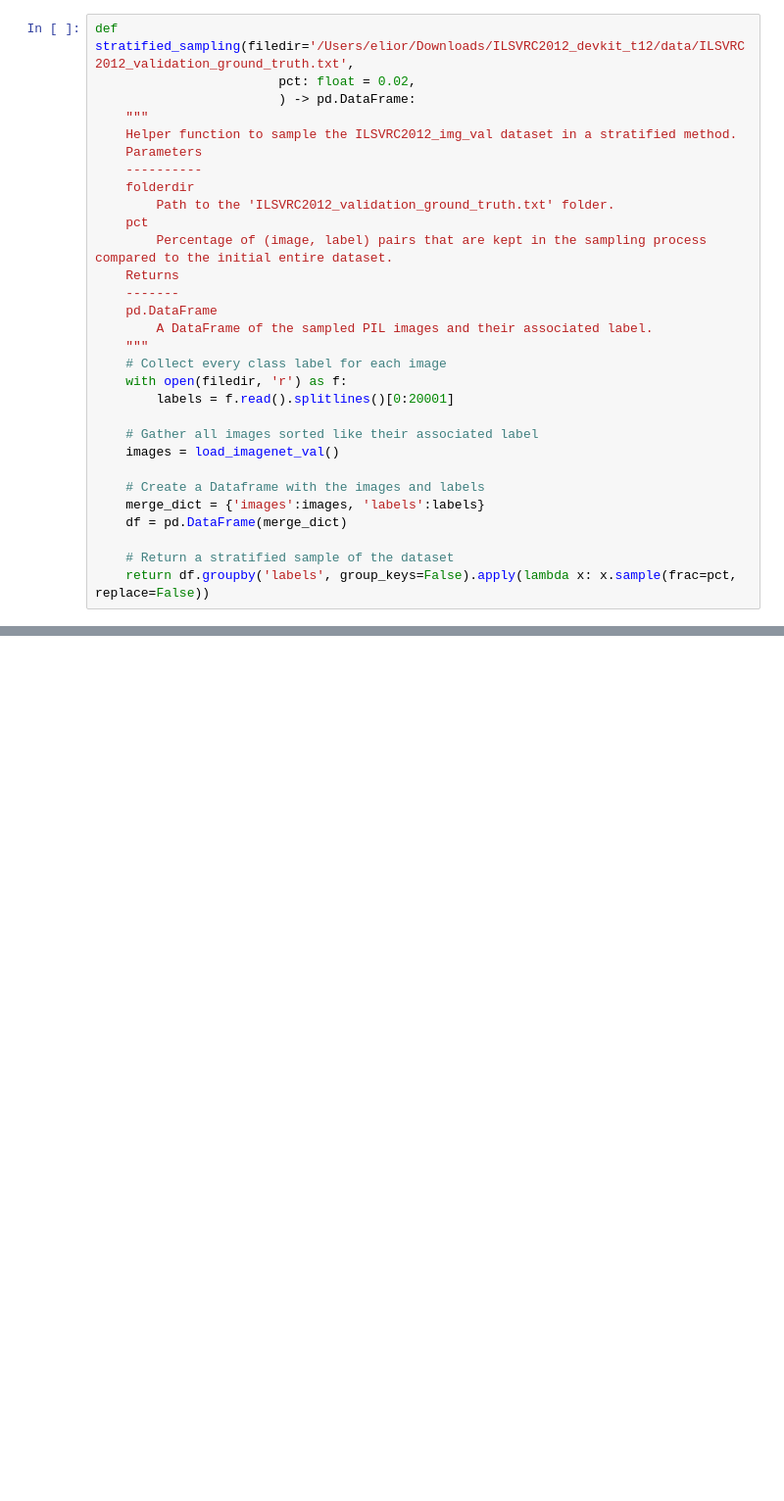
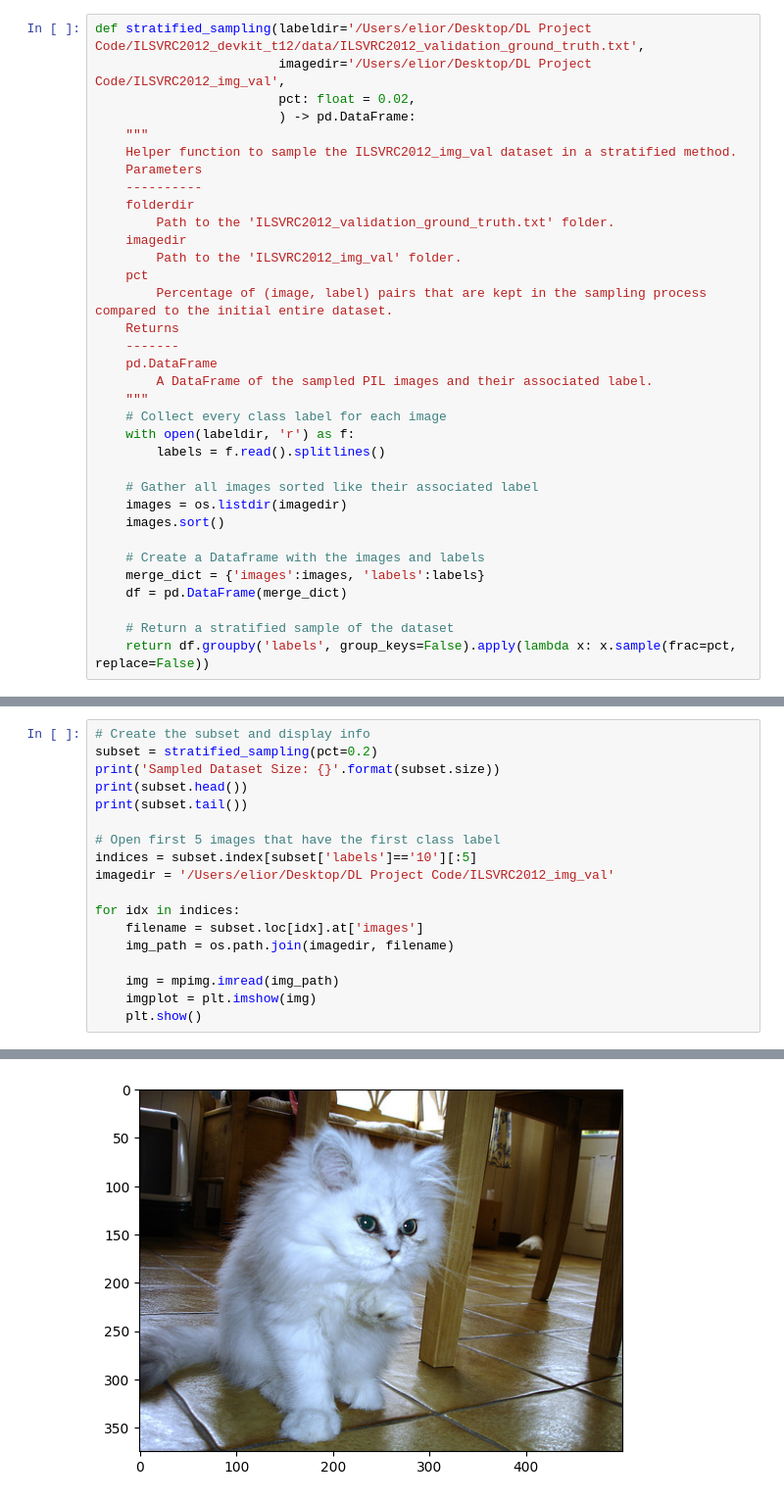
Before and after one commit to fyangch/DeepLearning2022, a Jupyter notebook: src/sampling.ipynb, the cells around one changed output, grey strips where cells are left out. Shown at 98% size. Saved outputs shown, nothing was run; the diff lists cells and outputs as text; blank space fills up the shorter version.

Commit message:
Update sampling Notebook

```diff
--- a/src/sampling.ipynb
+++ b/src/sampling.ipynb
@@ -36,5 +6,6 @@ def load_imagenet_val(folderdir='/Users/elior/Downloads/ILSVRC2012_img_val',
 # %%
-def stratified_sampling(filedir='/Users/elior/Downloads/ILSVRC2012_devkit_t12/data/ILSVRC2012_validation_ground_truth.txt',
+def stratified_sampling(labeldir='/Users/elior/Desktop/DL Project Code/ILSVRC2012_devkit_t12/data/ILSVRC2012_validation_ground_truth.txt',
+                        imagedir='/Users/elior/Desktop/DL Project Code/ILSVRC2012_img_val',
                         pct: float = 0.02,
                         ) -> pd.DataFrame:
     """
@@ -43,6 +14,8 @@ def stratified_sampling(filedir='/Users/elior/Downloads/ILSVRC2012_devkit_t12/da
     ----------
     folderdir
         Path to the 'ILSVRC2012_validation_ground_truth.txt' folder.
+    imagedir
+        Path to the 'ILSVRC2012_img_val' folder.
     pct
         Percentage of (image, label) pairs that are kept in the sampling process compared to the initial entire dataset.
     Returns
@@ -51,11 +24,12 @@ def stratified_sampling(filedir='/Users/elior/Downloads/ILSVRC2012_devkit_t12/da
         A DataFrame of the sampled PIL images and their associated label.
     """
     # Collect every class label for each image
-    with open(filedir, 'r') as f:
-        labels = f.read().splitlines()[0:20001]
+    with open(labeldir, 'r') as f:
+        labels = f.read().splitlines()
 
     # Gather all images sorted like their associated label
-    images = load_imagenet_val()
+    images = os.listdir(imagedir)
+    images.sort()
 
     # Create a Dataframe with the images and labels
     merge_dict = {'images':images, 'labels':labels}
@@ -72,0 +40,19 @@ for i in range(len(5)):
+# %%
+# Create the subset and display info
+subset = stratified_sampling(pct=0.2)
+print('Sampled Dataset Size: {}'.format(subset.size))
+print(subset.head())
+print(subset.tail())
+
+# Open first 5 images that have the first class label
+indices = subset.index[subset['labels']=='10'][:5]
+imagedir = '/Users/elior/Desktop/DL Project Code/ILSVRC2012_img_val'
+
+for idx in indices:
+    filename = subset.loc[idx].at['images']
+    img_path = os.path.join(imagedir, filename)
+
+    img = mpimg.imread(img_path)
+    imgplot = plt.imshow(img)
+    plt.show()
+# %% [output]
@@ -72,0 +72 @@ for i in range(len(5)):
+[figure, added]
```
Also changed, not shown: parts of 5 cells of this notebook.
